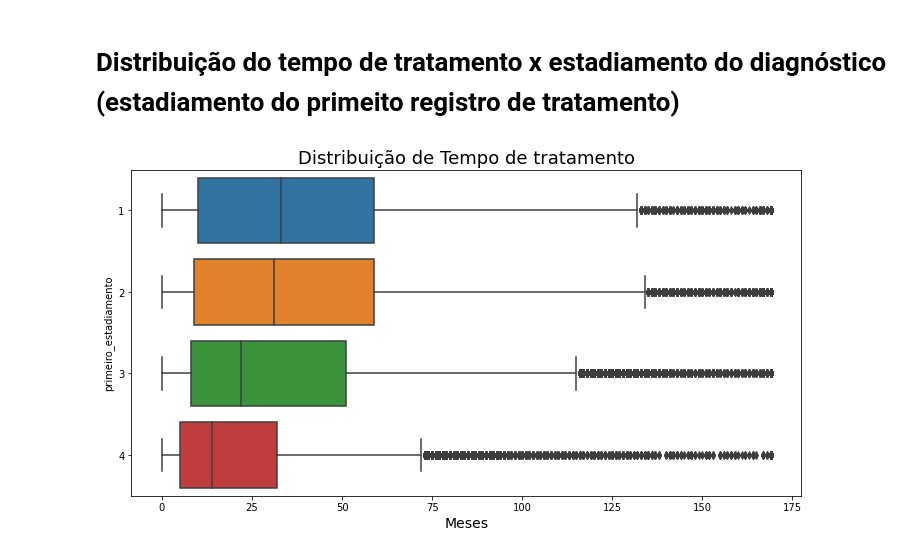
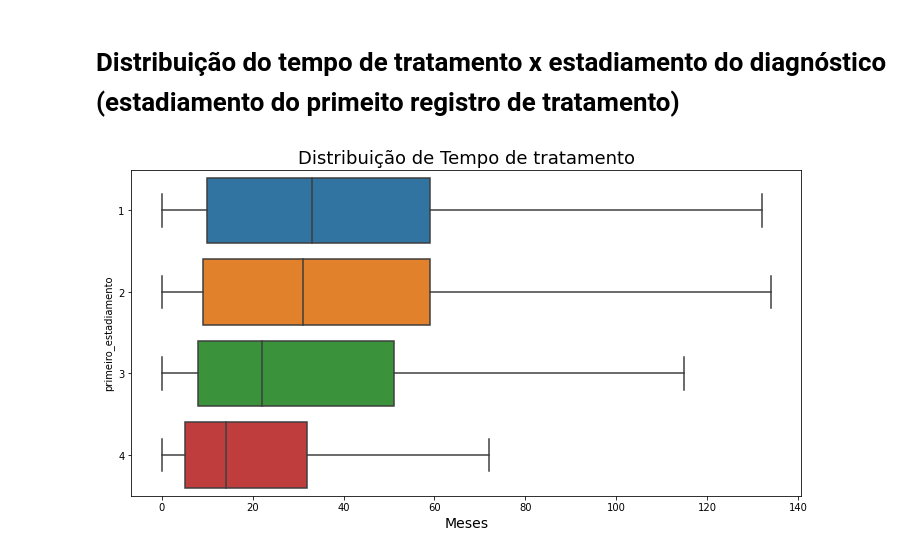
Before and after one commit to heber-augusto/sus-kpis-analysis, a Jupyter notebook: sia/analise_exploratoria_pacientes.ipynb, the cells around one changed output. Drawn from its saved outputs; the diff is of its cells as text; code cells hidden in the pictures.

```diff
--- a/sia/analise_exploratoria_pacientes.ipynb
+++ b/sia/analise_exploratoria_pacientes.ipynb
@@ -194,13 +196,14 @@ _ = ax.set_xlabel('Reais', fontsize=14)
 # %%
 ax = sns.boxplot(
     x='tempo_tratamento',
     y='primeiro_estadiamento',
     data=pacientes_final,
     orient='h',
-    order=['1','2','3','4'])
+    order=['1','2','3','4'],
+    showfliers=False)
 
 ax.figure.set_size_inches(12, 6)
 ax.set_title('Distribuição de Tempo de tratamento', fontsize=18)
 _ = ax.set_xlabel('Meses', fontsize=14)
 # %% [output]
-[figure, old version]
+[figure, new version]
```
Also changed, not shown: parts of 9 cells of this notebook.
